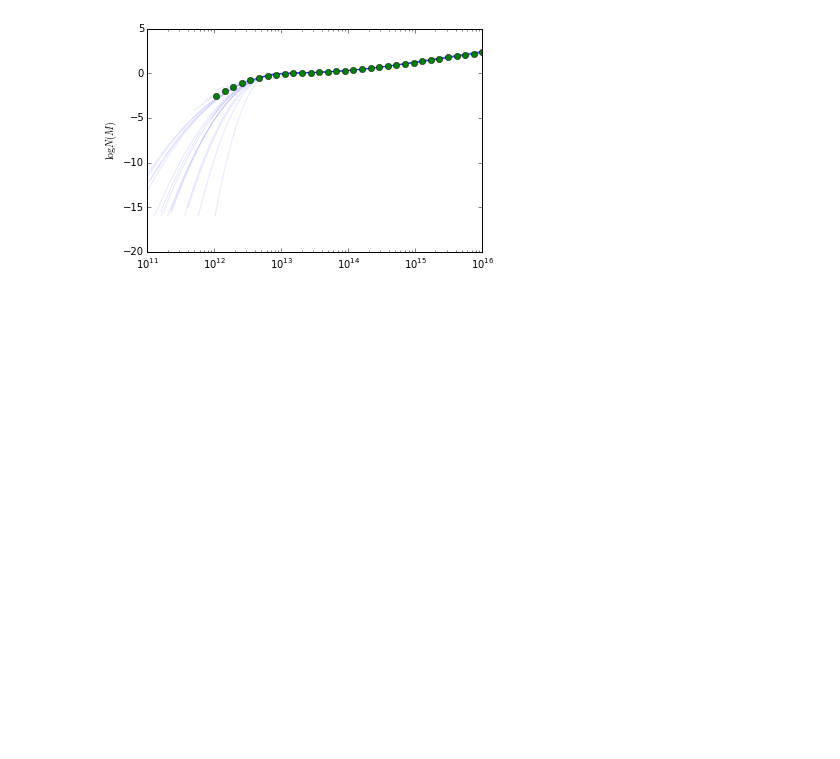
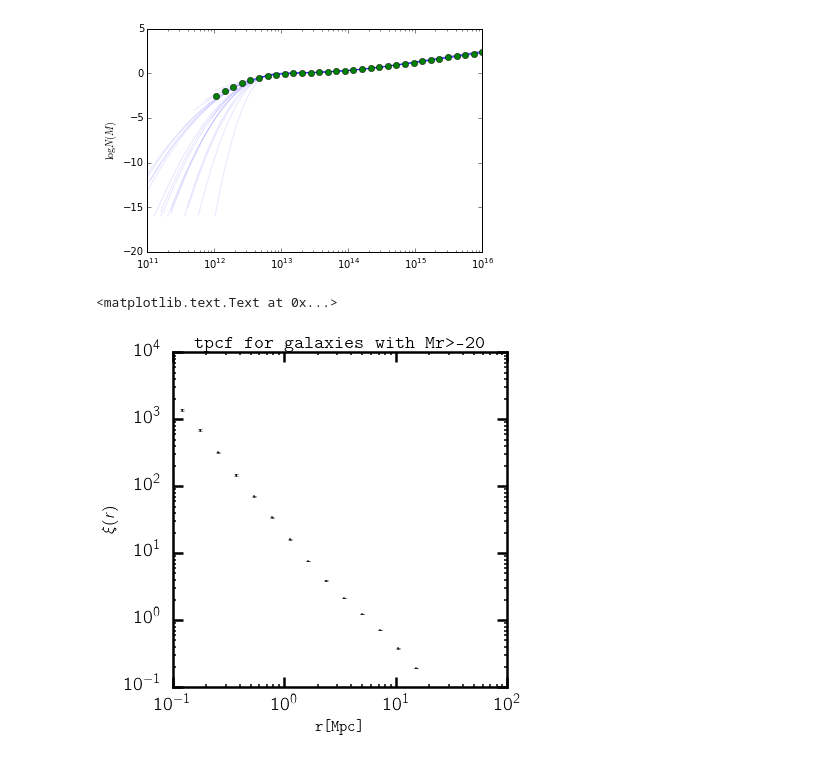
Before and after one commit to mjvakili/ccppabc, a Jupyter notebook: halo/code/Untitled1.ipynb, the cells around one changed output. Saved outputs shown, nothing was run; the diff lists cells and outputs as text; code cells hidden in the pictures; blank space fills up the shorter version.

Commit message:
plotting results

```diff
--- a/halo/code/Untitled1.ipynb
+++ b/halo/code/Untitled1.ipynb
@@ -105,3 +111,23 @@ pylab.semilogx(m , input_hod , "go" , alpha = 1.)
 # %% [output]
 [<matplotlib.lines.Line2D at 0x...>]
 [figure]
+# %%
+m = Zheng07()
+m.populate_mock()
+rr = m.compute_galaxy_clustering()[0]
+xir = np.loadtxt("xir_Mr20.dat")
+xir_cov = np.loadtxt("clustering_covariance_Mr20.dat")
+# %%
+
+pylab.figure(figsize(6,6))
+pylab.errorbar(rr , xir , yerr = np.diag(xir_cov)**.5 , fmt="ok", ms=1,
+            capsize=2, alpha=1.)
+
+pylab.yscale("log")
+pylab.xscale("log")
+pylab.xlabel("r[Mpc]")
+pylab.ylabel("$\\xi (r)$")
+pylab.title("tpcf for galaxies with Mr>-20")
+# %% [output]
+<matplotlib.text.Text at 0x...>
+[figure, added]
```
Also changed, not shown: parts of 17 cells of this notebook.
